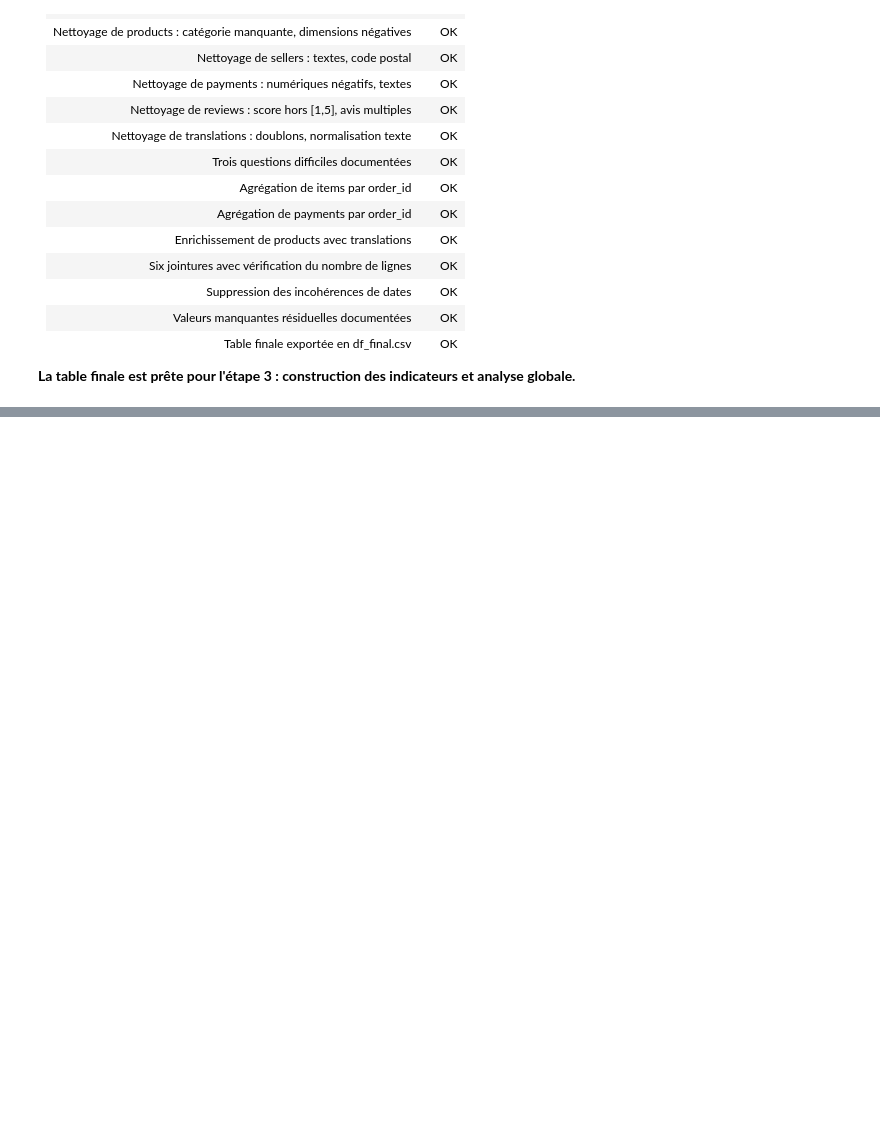
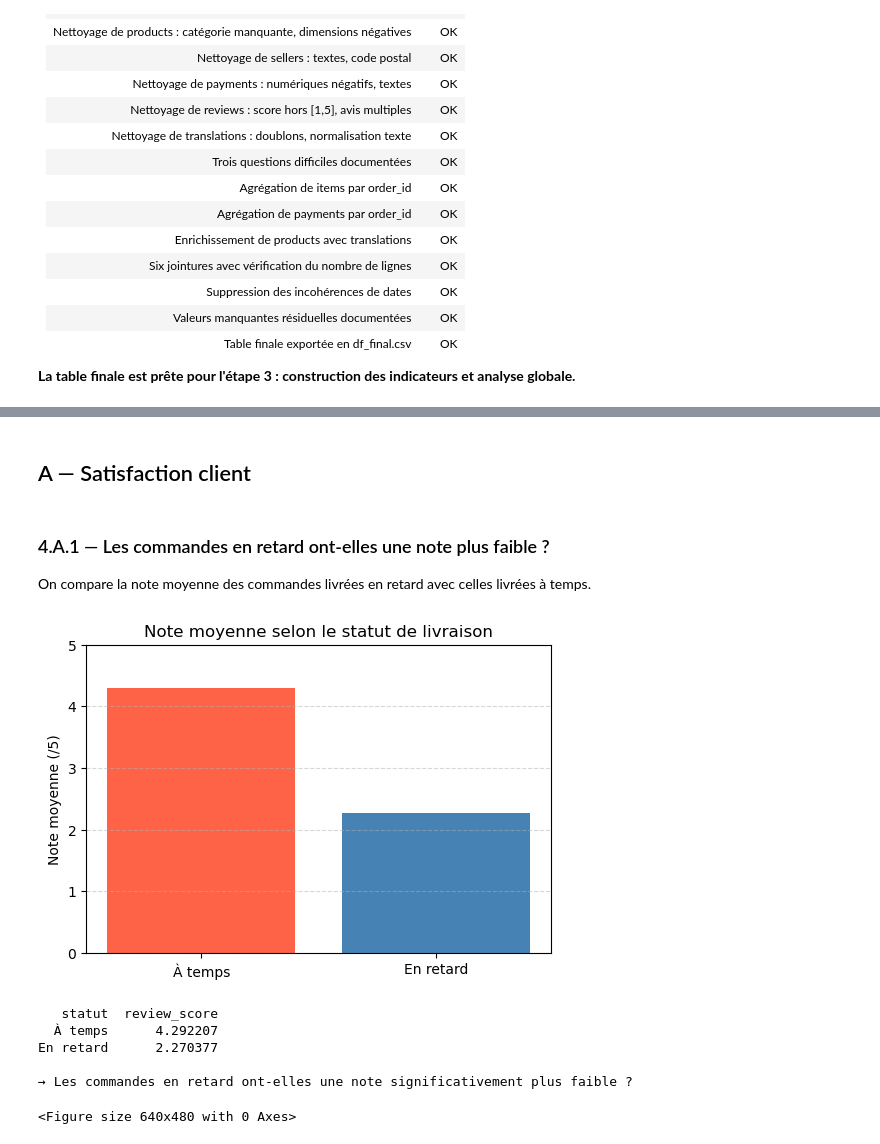
Before and after one commit to Godwin-08/Projet-Traitement-des-donn-es-, a Jupyter notebook: project_notebook.ipynb, the cells around one changed output, grey strips where cells are left out. Saved outputs shown, nothing was run; the diff lists cells and outputs as text; code cells hidden in the pictures; blank space fills up the shorter version.

```diff
--- a/project_notebook.ipynb
+++ b/project_notebook.ipynb
@@ -1375,0 +1409,6 @@ Table finale exportée : df_final.csv
+# %%
+# 3.2 — Indicateurs financiers
+df['montant_total'] = df['chiffre_affaires'] + df['frais_livraison_total']
+
+print("Colonnes financières disponibles :")
+print(df[['chiffre_affaires', 'frais_livraison_total', 'montant_total']].describe().round(2))
@@ -1375,0 +1526,21 @@ Table finale exportée : df_final.csv
+# %%
+# 3.6 — Score vendeur
+score_df = df.groupby('seller_id').agg(
+    note_moy   = ('review_score',  'mean'),
+    taux_retard= ('est_en_retard', 'mean'),
+    nb_ventes  = ('order_id',      'count')
+).reset_index()
+
+score_df['score_vendeur'] = (
+    (score_df['note_moy'] / 5) * 0.6 +
+    (1 - score_df['taux_retard']) * 0.4
+) * 10
+score_df['score_vendeur'] = score_df['score_vendeur'].round(2)
+
+# Jointure avec la table principale
+df = df.merge(score_df[['seller_id', 'score_vendeur']], on='seller_id', how='left')
+
+print("Distribution du score vendeur :")
+print(score_df['score_vendeur'].describe().round(2))
+print(f"\nNombre de vendeurs scorés : {len(score_df):,}")
+print(f"Vendeurs avec ≥ 5 ventes  : {(score_df['nb_ventes'] >= 5).sum():,}")
@@ -1375,0 +1767,31 @@ Table finale exportée : df_final.csv
+# %% [markdown]
+## A — Satisfaction client
+# %% [markdown]
+### 4.A.1 — Les commandes en retard ont-elles une note plus faible ?
+
+On compare la note moyenne des commandes livrées en retard avec celles livrées à temps.
+# %%
+# 4.A.1 — Note moyenne : en retard vs à temps
+note_par_statut = df.groupby('est_en_retard')['review_score'].mean().reset_index()
+note_par_statut['statut'] = note_par_statut['est_en_retard'].map({True: 'En retard', False: 'À temps'})
+
+plt.figure(figsize=(6, 4))
+plt.bar(note_par_statut['statut'], note_par_statut['review_score'],
+        color=['tomato', 'steelblue'])
+plt.title("Note moyenne selon le statut de livraison")
+plt.ylabel("Note moyenne (/5)")
+plt.ylim(0, 5)
+plt.grid(axis='y', linestyle='--', alpha=0.5)
+plt.show()
+plt.savefig('etape4_note_moyenne_statut.png', dpi=150, bbox_inches='tight')
+
+print(note_par_statut[['statut', 'review_score']].to_string(index=False))
+print("\n→ Les commandes en retard ont-elles une note significativement plus faible ?")
+# %% [output]
+[figure, added]
+   statut  review_score
+  À temps      4.292207
+En retard      2.270377
+
+→ Les commandes en retard ont-elles une note significativement plus faible ?
+<Figure size 640x480 with 0 Axes>
```
Also changed, not shown: parts of 70 cells of this notebook, 13 other files.
